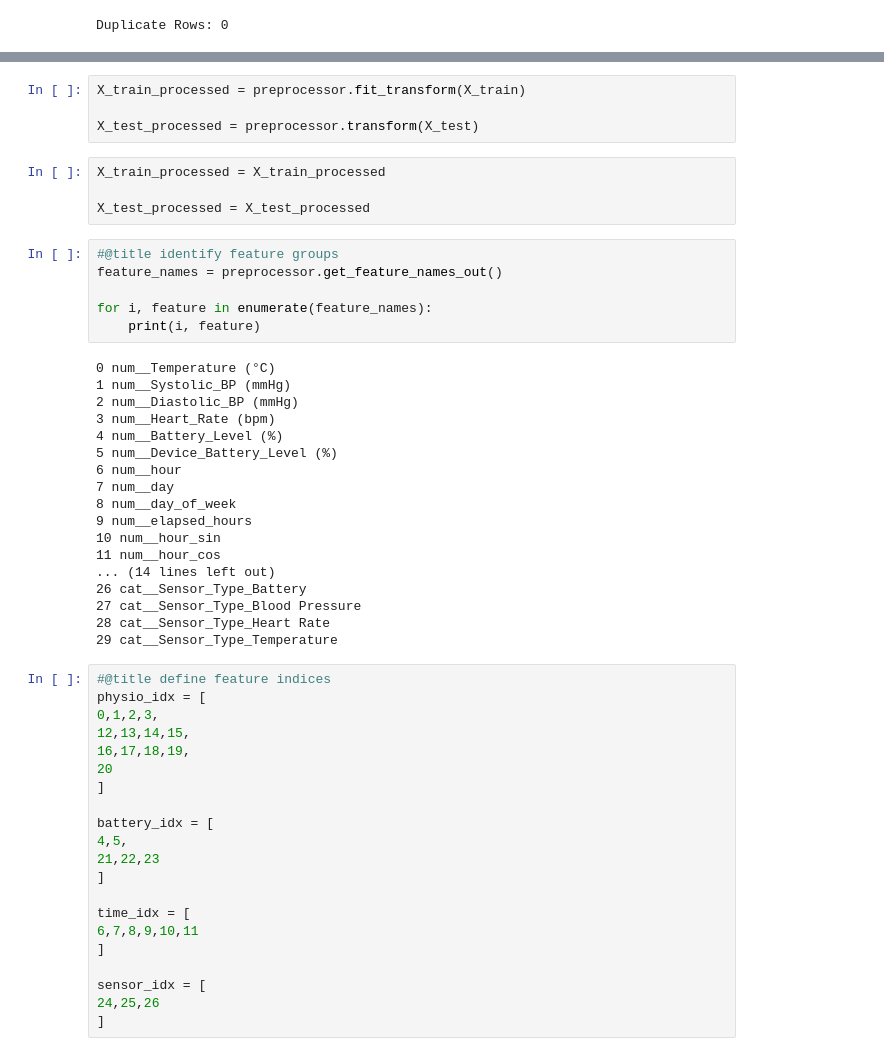
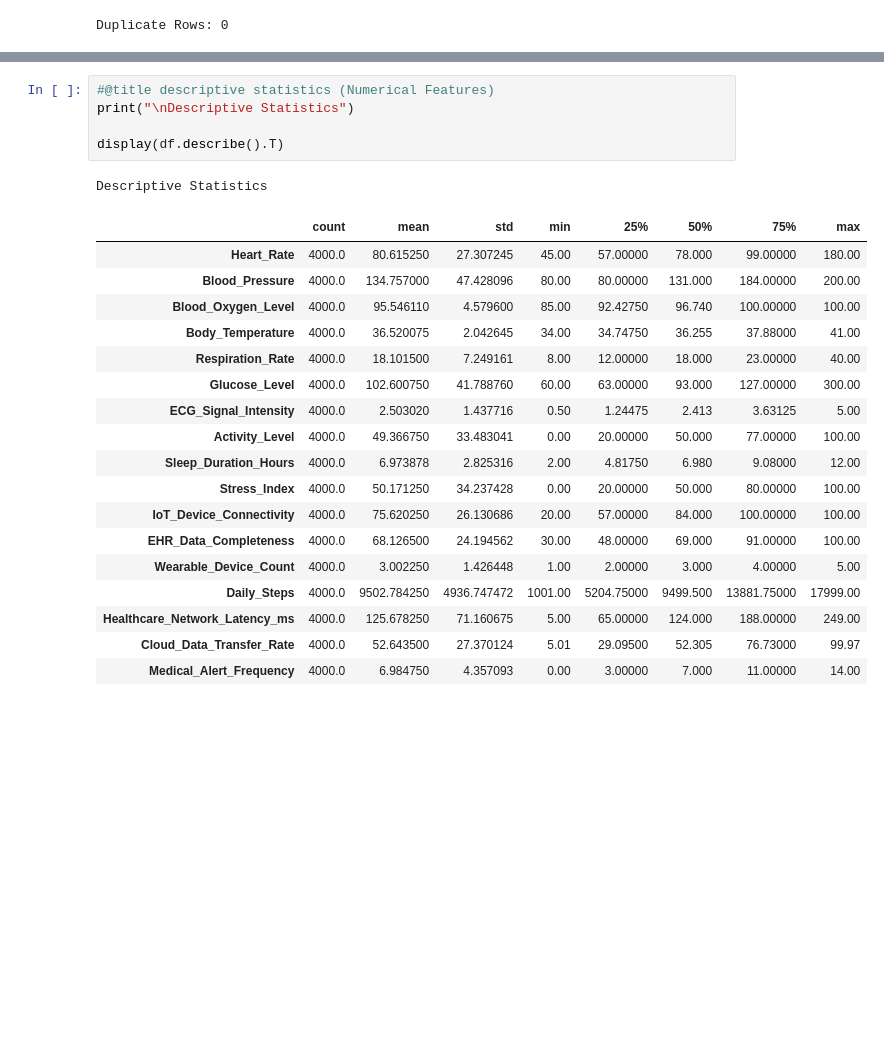
Before and after one commit to Sia0412/Flask-Mega, a Jupyter notebook: Untitled3.ipynb, the cells around one changed output, grey strips where cells are left out. Drawn from its saved outputs; the diff is of its cells as text; blank space fills up the shorter version.

```diff
--- a/Untitled3.ipynb
+++ b/Untitled3.ipynb
@@ -789,53 +75,25 @@ from sklearn.svm import SVC
-# %%
-X_train_processed = preprocessor.fit_transform(X_train)
-
-X_test_processed = preprocessor.transform(X_test)
-# %%
-X_train_processed = X_train_processed
-
-X_test_processed = X_test_processed
-# %%
-#@title identify feature groups
-feature_names = preprocessor.get_feature_names_out()
-
-for i, feature in enumerate(feature_names):
-    print(i, feature)
-# %% [output]
-0 num__Temperature (°C)
-1 num__Systolic_BP (mmHg)
-2 num__Diastolic_BP (mmHg)
-3 num__Heart_Rate (bpm)
-4 num__Battery_Level (%)
-5 num__Device_Battery_Level (%)
-6 num__hour
-7 num__day
-8 num__day_of_week
-9 num__elapsed_hours
-10 num__hour_sin
-11 num__hour_cos
-... (14 lines left out)
-26 cat__Sensor_Type_Battery
-27 cat__Sensor_Type_Blood Pressure
-28 cat__Sensor_Type_Heart Rate
-29 cat__Sensor_Type_Temperature
-# %%
-#@title define feature indices
-physio_idx = [
-0,1,2,3,
-12,13,14,15,
-16,17,18,19,
-20
-]
-
-battery_idx = [
-4,5,
-21,22,23
-]
-
-time_idx = [
-6,7,8,9,10,11
-]
-
-sensor_idx = [
-24,25,26
-]
+# %%
+#@title descriptive statistics (Numerical Features)
+print("\nDescriptive Statistics")
+
+display(df.describe().T)
+# %% [output]
+Descriptive Statistics
+|  | count | mean | std | min | 25% | 50% | 75% | max |
+| Heart_Rate | 4000.0 | 80.615250 | 27.307245 | 45.00 | 57.00000 | 78.000 | 99.00000 | 180.00 |
+| Blood_Pressure | 4000.0 | 134.757000 | 47.428096 | 80.00 | 80.00000 | 131.000 | 184.00000 | 200.00 |
+| Blood_Oxygen_Level | 4000.0 | 95.546110 | 4.579600 | 85.00 | 92.42750 | 96.740 | 100.00000 | 100.00 |
+| Body_Temperature | 4000.0 | 36.520075 | 2.042645 | 34.00 | 34.74750 | 36.255 | 37.88000 | 41.00 |
+| Respiration_Rate | 4000.0 | 18.101500 | 7.249161 | 8.00 | 12.00000 | 18.000 | 23.00000 | 40.00 |
+| Glucose_Level | 4000.0 | 102.600750 | 41.788760 | 60.00 | 63.00000 | 93.000 | 127.00000 | 300.00 |
+| ECG_Signal_Intensity | 4000.0 | 2.503020 | 1.437716 | 0.50 | 1.24475 | 2.413 | 3.63125 | 5.00 |
+| Activity_Level | 4000.0 | 49.366750 | 33.483041 | 0.00 | 20.00000 | 50.000 | 77.00000 | 100.00 |
+| Sleep_Duration_Hours | 4000.0 | 6.973878 | 2.825316 | 2.00 | 4.81750 | 6.980 | 9.08000 | 12.00 |
+| Stress_Index | 4000.0 | 50.171250 | 34.237428 | 0.00 | 20.00000 | 50.000 | 80.00000 | 100.00 |
+| IoT_Device_Connectivity | 4000.0 | 75.620250 | 26.130686 | 20.00 | 57.00000 | 84.000 | 100.00000 | 100.00 |
+| EHR_Data_Completeness | 4000.0 | 68.126500 | 24.194562 | 30.00 | 48.00000 | 69.000 | 91.00000 | 100.00 |
+| Wearable_Device_Count | 4000.0 | 3.002250 | 1.426448 | 1.00 | 2.00000 | 3.000 | 4.00000 | 5.00 |
+| Daily_Steps | 4000.0 | 9502.784250 | 4936.747472 | 1001.00 | 5204.75000 | 9499.500 | 13881.75000 | 17999.00 |
+| Healthcare_Network_Latency_ms | 4000.0 | 125.678250 | 71.160675 | 5.00 | 65.00000 | 124.000 | 188.00000 | 249.00 |
+| Cloud_Data_Transfer_Rate | 4000.0 | 52.643500 | 27.370124 | 5.01 | 29.09500 | 52.305 | 76.73000 | 99.97 |
+| Medical_Alert_Frequency | 4000.0 | 6.984750 | 4.357093 | 0.00 | 3.00000 | 7.000 | 11.00000 | 14.00 |
```
Also changed, not shown: parts of 76 cells of this notebook.
